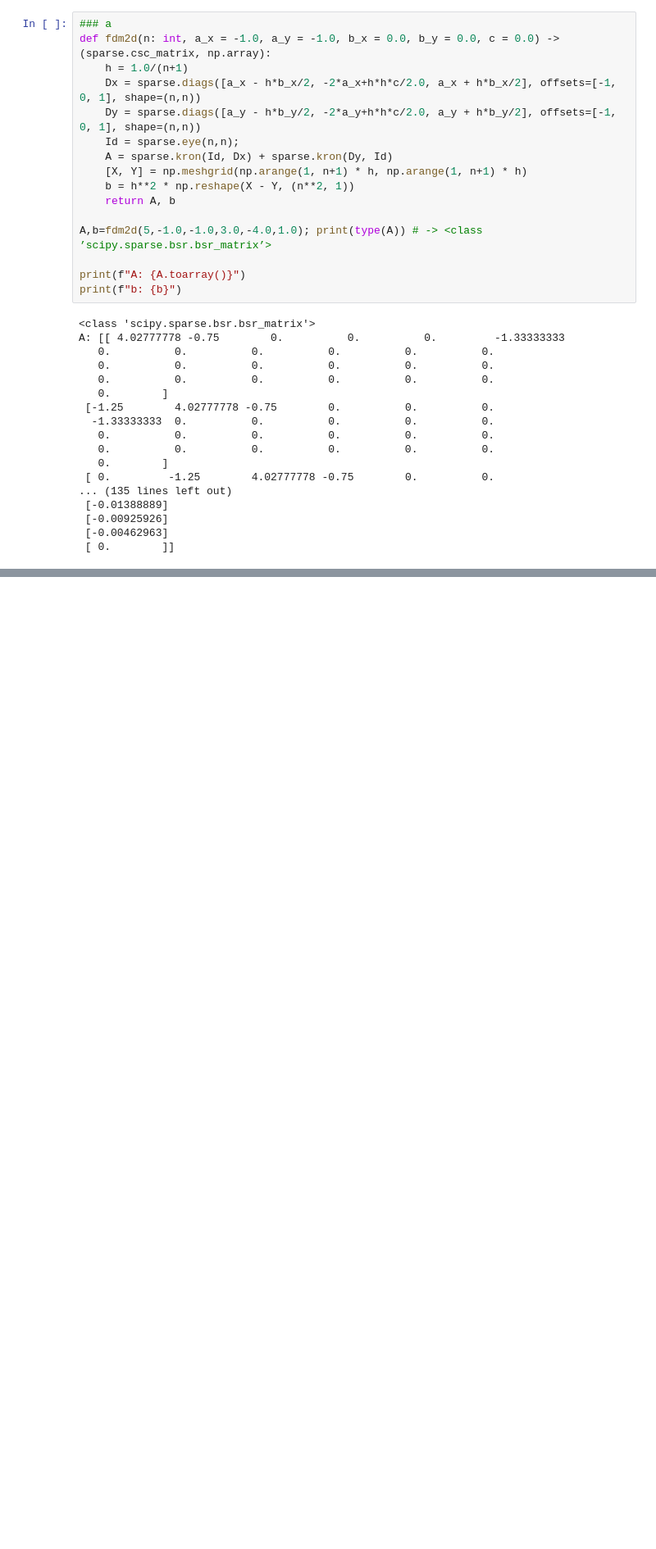
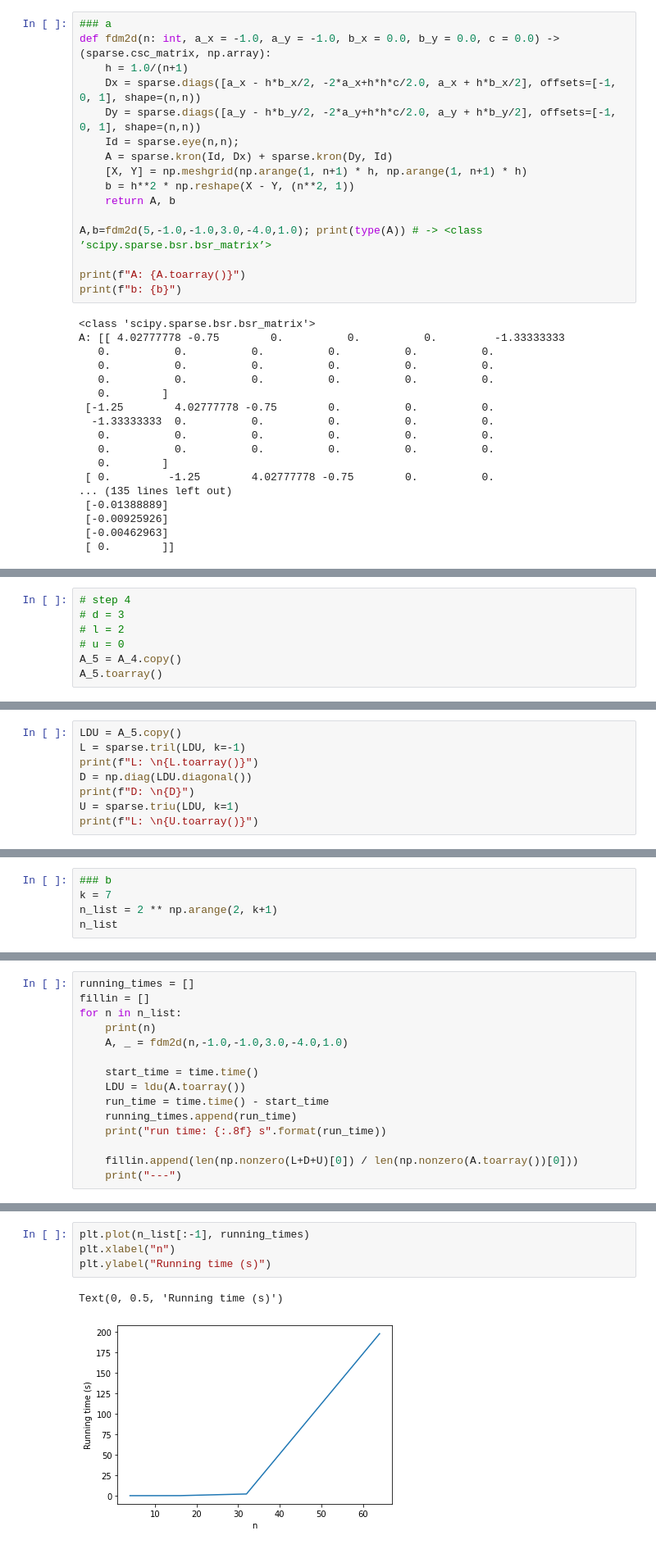
Before and after one commit to DionEngels/ScientificProgramming, a Jupyter notebook: Set 3/exset3.ipynb, the cells around one changed output, grey strips where cells are left out. Shown at 82% size. Drawn from its saved outputs; the diff is of its cells as text; blank space fills up the shorter version.

```diff
--- a/Set 3/exset3.ipynb
+++ b/Set 3/exset3.ipynb
@@ -92,0 +160,7 @@ ax.set_zlabel("z");
+# %%
+# step 4
+# d = 3
+# l = 2
+# u = 0
+A_5 = A_4.copy()
+A_5.toarray()
@@ -92,0 +174,8 @@ ax.set_zlabel("z");
+# %%
+LDU = A_5.copy()
+L = sparse.tril(LDU, k=-1)
+print(f"L: \n{L.toarray()}")
+D = np.diag(LDU.diagonal())
+print(f"D: \n{D}")
+U = sparse.triu(LDU, k=1)
+print(f"L: \n{U.toarray()}")
@@ -92,0 +212,5 @@ ax.set_zlabel("z");
+# %%
+### b
+k = 7
+n_list = 2 ** np.arange(2, k+1)
+n_list
@@ -92,0 +219,15 @@ ax.set_zlabel("z");
+# %%
+running_times = []
+fillin = []
+for n in n_list:
+    print(n)
+    A, _ = fdm2d(n,-1.0,-1.0,3.0,-4.0,1.0)
+
+    start_time = time.time()
+    LDU = ldu(A.toarray())
+    run_time = time.time() - start_time
+    running_times.append(run_time)
+    print("run time: {:.8f} s".format(run_time))
+
+    fillin.append(len(np.nonzero(L+D+U)[0]) / len(np.nonzero(A.toarray())[0]))
+    print("---")
@@ -92,0 +260,7 @@ ax.set_zlabel("z");
+# %%
+plt.plot(n_list[:-1], running_times)
+plt.xlabel("n")
+plt.ylabel("Running time (s)")
+# %% [output]
+Text(0, 0.5, 'Running time (s)')
+[figure, added]
```
Also changed, not shown: parts of 32 cells of this notebook.
